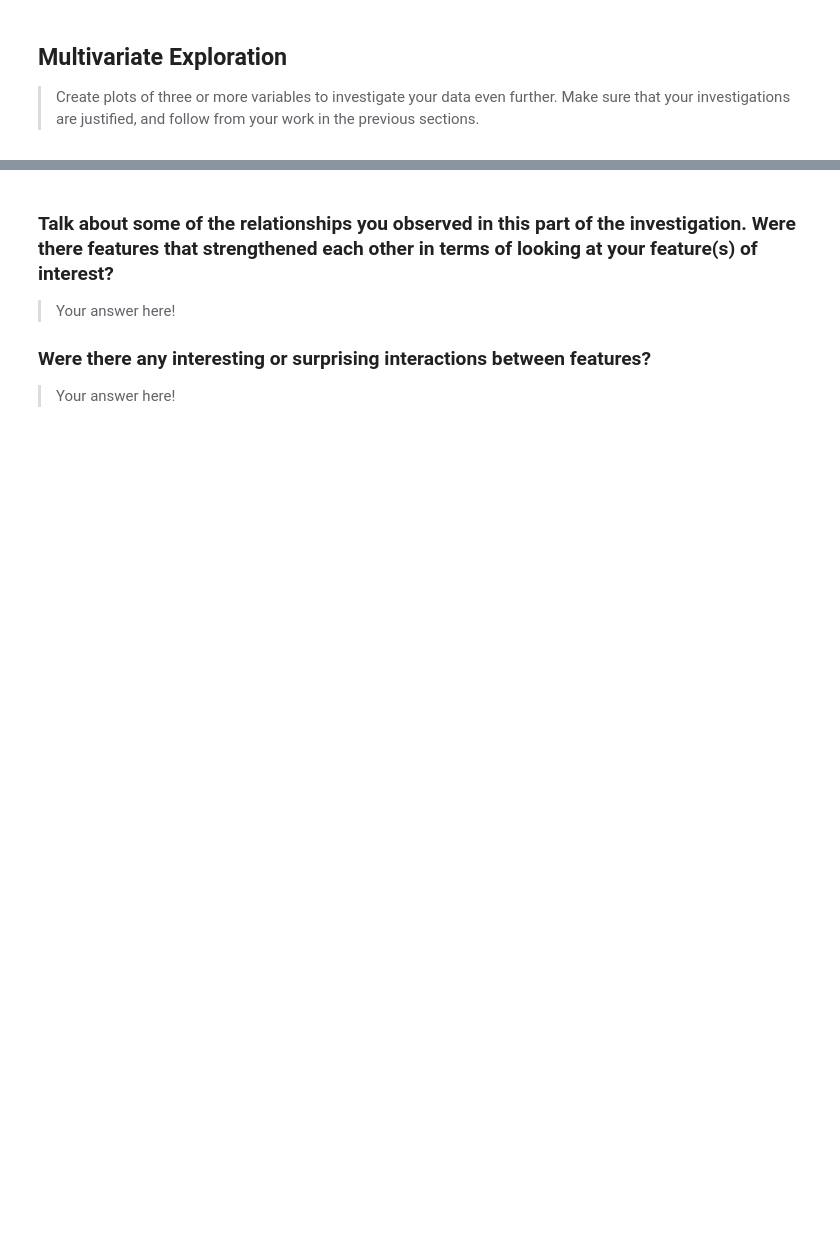
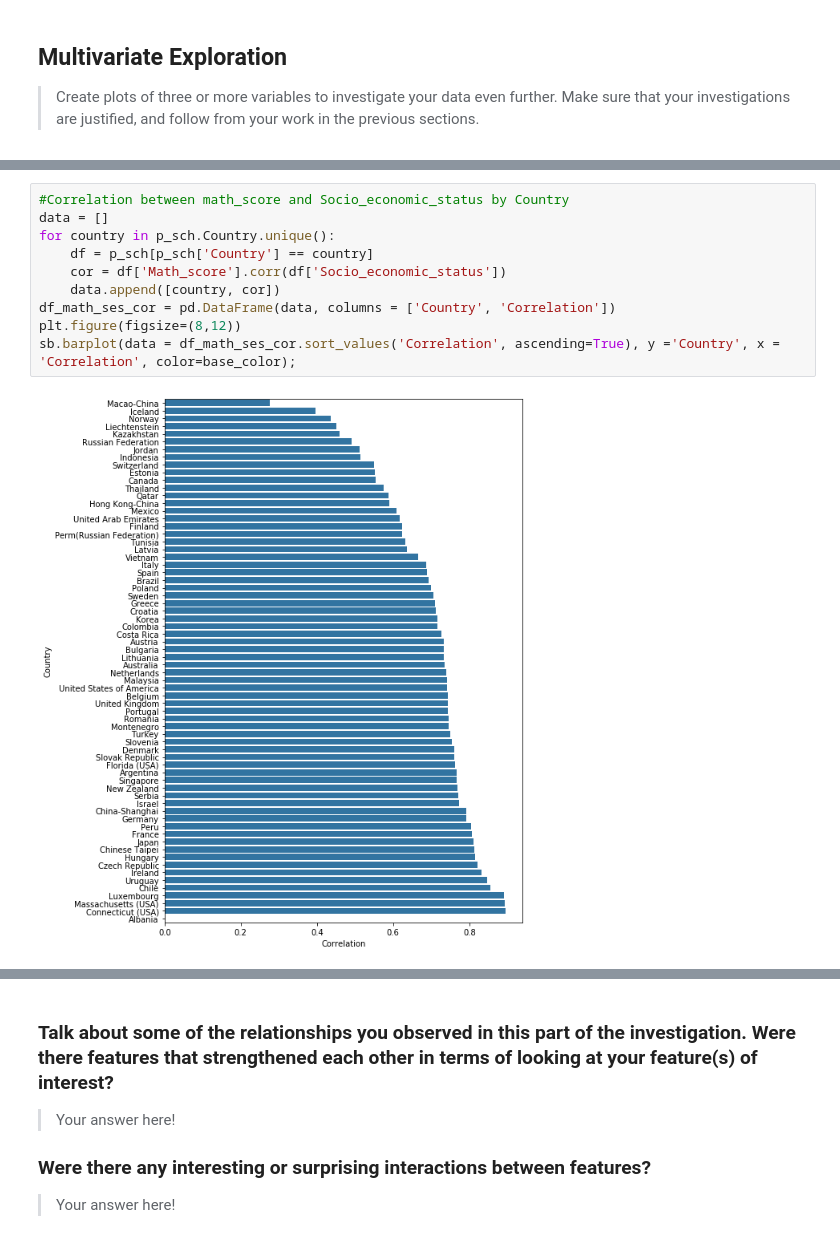
Before and after one commit to Anyra20/CommunicateDataProject, a Jupyter notebook: exploration_template.ipynb, the cells around one changed output, grey strips where cells are left out. Saved outputs shown, nothing was run; the diff lists cells and outputs as text; blank space fills up the shorter version.

```diff
--- a/exploration_template.ipynb
+++ b/exploration_template.ipynb
@@ -812,0 +818,12 @@ g.map(sb.boxplot,'Gender', 'Math_score', color = base_color)
+# %%
+#Correlation between math_score and Socio_economic_status by Country
+data = []
+for country in p_sch.Country.unique():
+    df = p_sch[p_sch['Country'] == country]
+    cor = df['Math_score'].corr(df['Socio_economic_status'])
+    data.append([country, cor])
+df_math_ses_cor = pd.DataFrame(data, columns = ['Country', 'Correlation'])
+plt.figure(figsize=(8,12))
+sb.barplot(data = df_math_ses_cor.sort_values('Correlation', ascending=True), y ='Country', x = 'Correlation', color=base_color);
+# %% [output]
+[figure, added]
```
Also changed, not shown: parts of 33 cells of this notebook.
